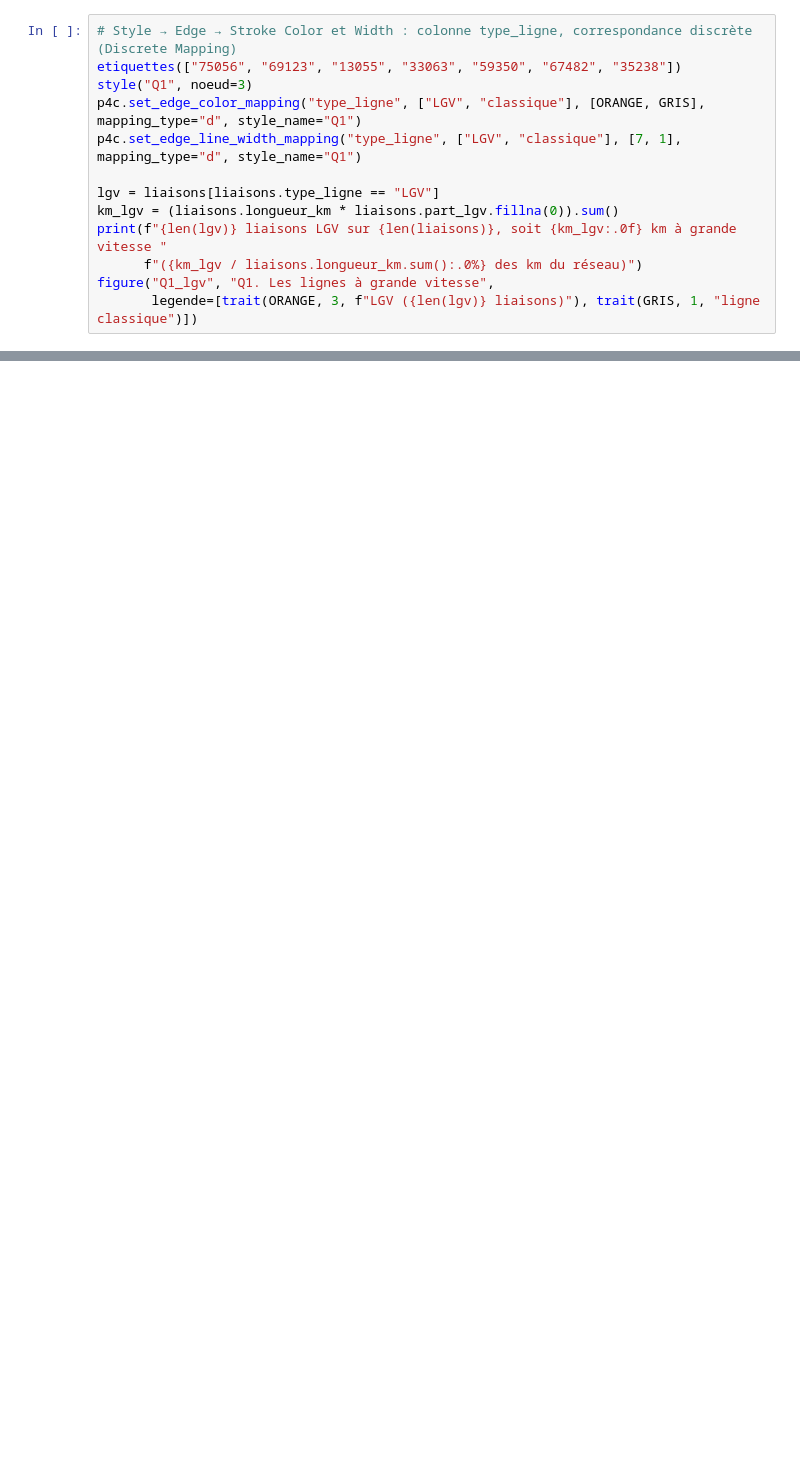
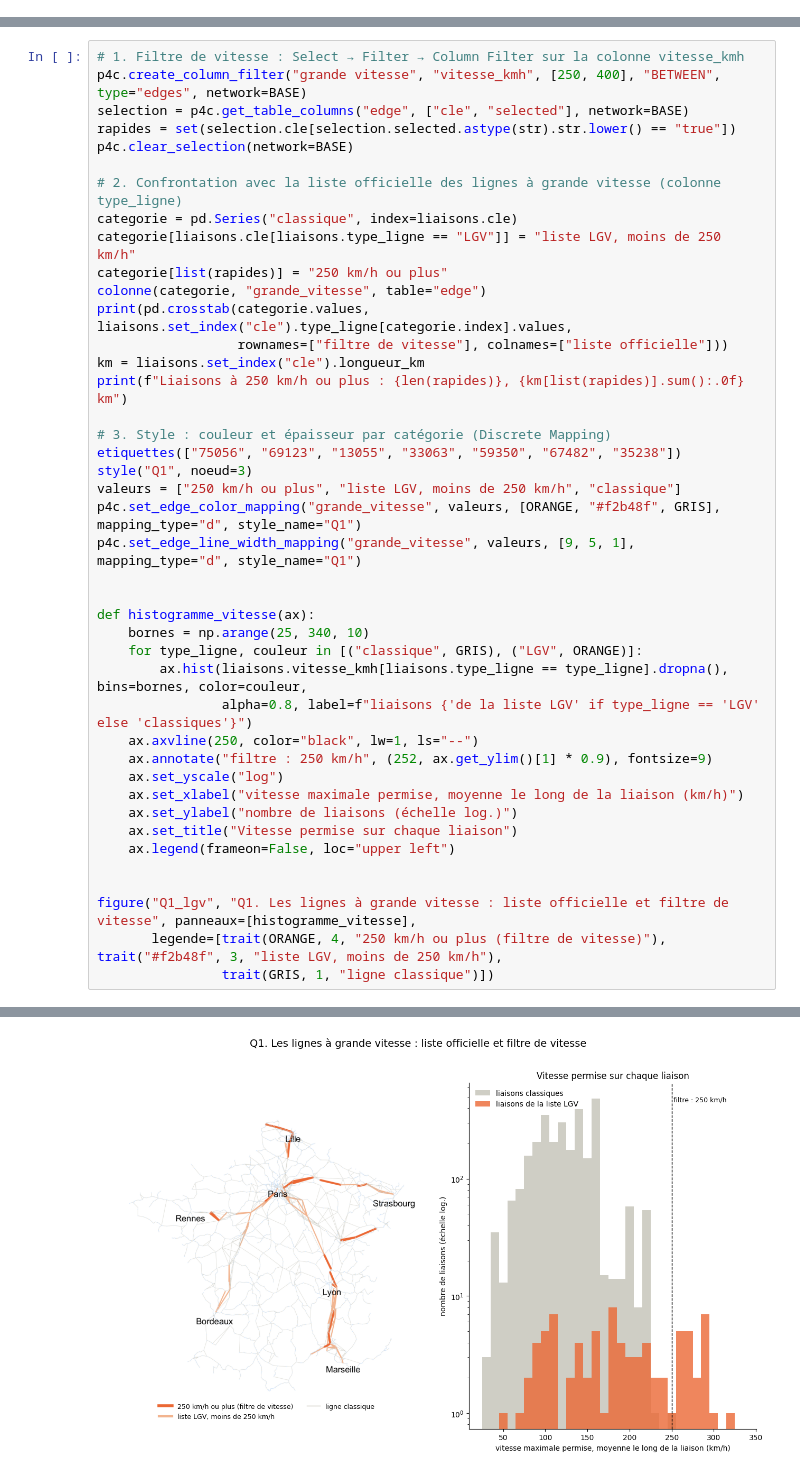
Before and after one commit to PhilRTFM/SNCF_Network_Interactions_Analysis, a Jupyter notebook: rapport.ipynb, the cells around one changed output, grey strips where cells are left out. Drawn from its saved outputs; the diff is of its cells as text; blank space fills up the shorter version.

```diff
--- a/rapport.ipynb
+++ b/rapport.ipynb
@@ -172,13 +0,0 @@ You are connected to Cytoscape!
-# %%
-# Style → Edge → Stroke Color et Width : colonne type_ligne, correspondance discrète (Discrete Mapping)
-etiquettes(["75056", "69123", "13055", "33063", "59350", "67482", "35238"])
-style("Q1", noeud=3)
-p4c.set_edge_color_mapping("type_ligne", ["LGV", "classique"], [ORANGE, GRIS], mapping_type="d", style_name="Q1")
-p4c.set_edge_line_width_mapping("type_ligne", ["LGV", "classique"], [7, 1], mapping_type="d", style_name="Q1")
-
-lgv = liaisons[liaisons.type_ligne == "LGV"]
-km_lgv = (liaisons.longueur_km * liaisons.part_lgv.fillna(0)).sum()
-print(f"{len(lgv)} liaisons LGV sur {len(liaisons)}, soit {km_lgv:.0f} km à grande vitesse "
-      f"({km_lgv / liaisons.longueur_km.sum():.0%} des km du réseau)")
-figure("Q1_lgv", "Q1. Les lignes à grande vitesse",
-       legende=[trait(ORANGE, 3, f"LGV ({len(lgv)} liaisons)"), trait(GRIS, 1, "ligne classique")])
@@ -659,0 +252,43 @@ Le réseau ferré français est une étoile centrée sur Paris (Q1, Q2, Q5, Q6).
+# %%
+# 1. Filtre de vitesse : Select → Filter → Column Filter sur la colonne vitesse_kmh
+p4c.create_column_filter("grande vitesse", "vitesse_kmh", [250, 400], "BETWEEN", type="edges", network=BASE)
+selection = p4c.get_table_columns("edge", ["cle", "selected"], network=BASE)
+rapides = set(selection.cle[selection.selected.astype(str).str.lower() == "true"])
+p4c.clear_selection(network=BASE)
+
+# 2. Confrontation avec la liste officielle des lignes à grande vitesse (colonne type_ligne)
+categorie = pd.Series("classique", index=liaisons.cle)
+categorie[liaisons.cle[liaisons.type_ligne == "LGV"]] = "liste LGV, moins de 250 km/h"
+categorie[list(rapides)] = "250 km/h ou plus"
+colonne(categorie, "grande_vitesse", table="edge")
+print(pd.crosstab(categorie.values, liaisons.set_index("cle").type_ligne[categorie.index].values,
+                  rownames=["filtre de vitesse"], colnames=["liste officielle"]))
+km = liaisons.set_index("cle").longueur_km
+print(f"Liaisons à 250 km/h ou plus : {len(rapides)}, {km[list(rapides)].sum():.0f} km")
+
+# 3. Style : couleur et épaisseur par catégorie (Discrete Mapping)
+etiquettes(["75056", "69123", "13055", "33063", "59350", "67482", "35238"])
+style("Q1", noeud=3)
+valeurs = ["250 km/h ou plus", "liste LGV, moins de 250 km/h", "classique"]
+p4c.set_edge_color_mapping("grande_vitesse", valeurs, [ORANGE, "#f2b48f", GRIS], mapping_type="d", style_name="Q1")
+p4c.set_edge_line_width_mapping("grande_vitesse", valeurs, [9, 5, 1], mapping_type="d", style_name="Q1")
+
+
+def histogramme_vitesse(ax):
+    bornes = np.arange(25, 340, 10)
+    for type_ligne, couleur in [("classique", GRIS), ("LGV", ORANGE)]:
+        ax.hist(liaisons.vitesse_kmh[liaisons.type_ligne == type_ligne].dropna(), bins=bornes, color=couleur,
+                alpha=0.8, label=f"liaisons {'de la liste LGV' if type_ligne == 'LGV' else 'classiques'}")
+    ax.axvline(250, color="black", lw=1, ls="--")
+    ax.annotate("filtre : 250 km/h", (252, ax.get_ylim()[1] * 0.9), fontsize=9)
+    ax.set_yscale("log")
+    ax.set_xlabel("vitesse maximale permise, moyenne le long de la liaison (km/h)")
+    ax.set_ylabel("nombre de liaisons (échelle log.)")
+    ax.set_title("Vitesse permise sur chaque liaison")
+    ax.legend(frameon=False, loc="upper left")
+
+
+figure("Q1_lgv", "Q1. Les lignes à grande vitesse : liste officielle et filtre de vitesse", panneaux=[histogramme_vitesse],
+       legende=[trait(ORANGE, 4, "250 km/h ou plus (filtre de vitesse)"), trait("#f2b48f", 3, "liste LGV, moins de 250 km/h"),
+                trait(GRIS, 1, "ligne classique")])
+# %% [output]
@@ -659,0 +302 @@ Le réseau ferré français est une étoile centrée sur Paris (Q1, Q2, Q5, Q6).
+[figure, added]
```
Also changed, not shown: parts of 64 cells of this notebook, 29 other files.
